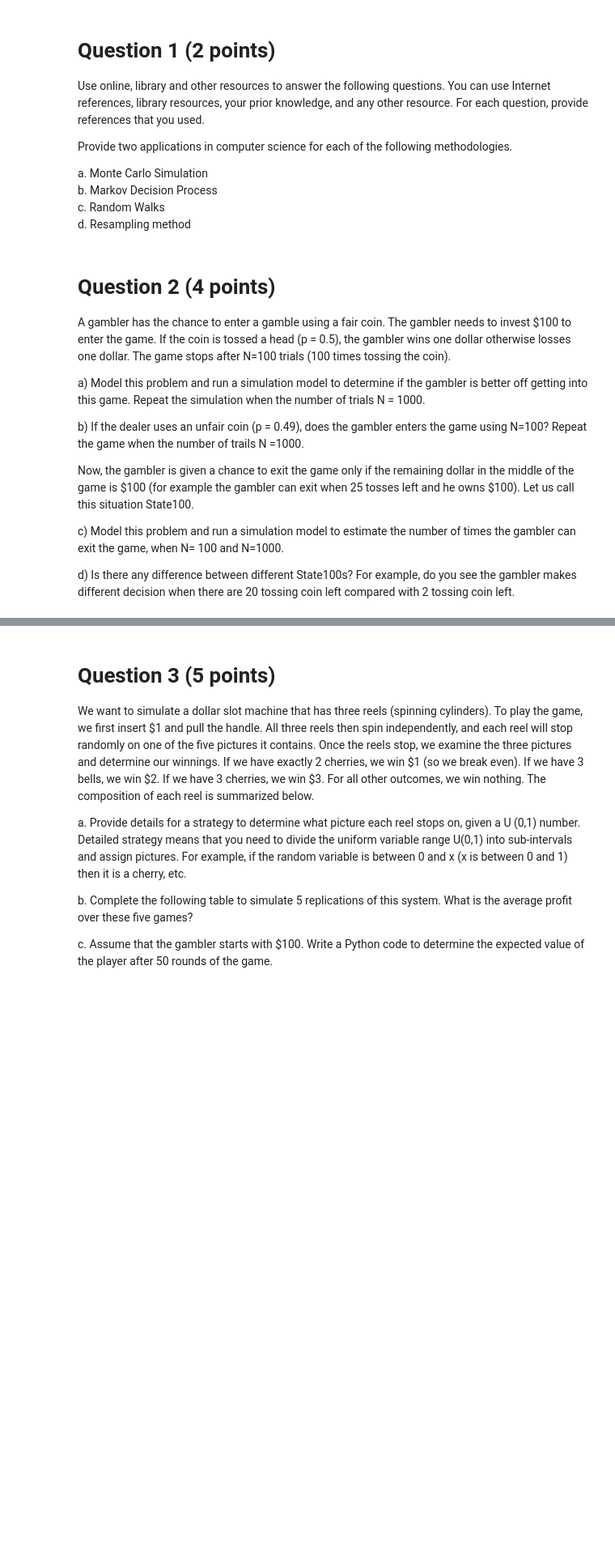
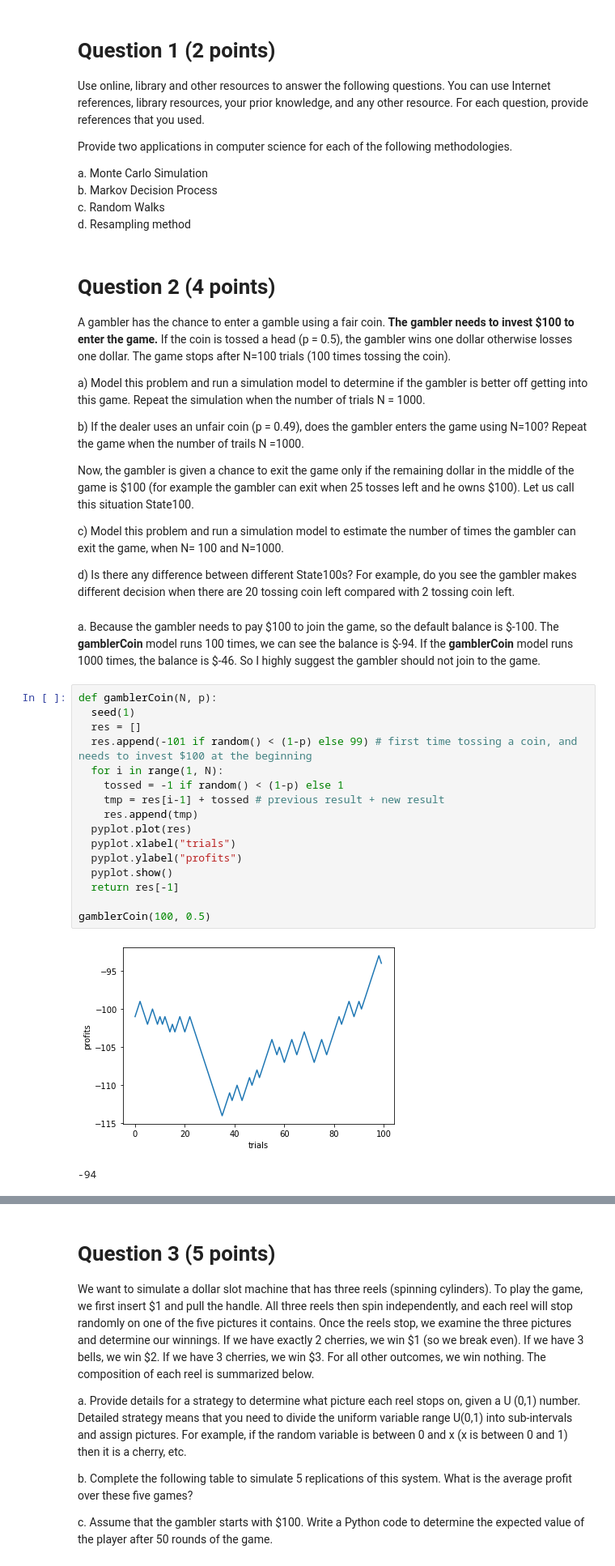
Before and after one commit to twyunting/CSC-632_Intro-to-Simulation-and-Modeling, a Jupyter notebook: exam/Chiu_Exam 1.ipynb, the cells around one changed output, grey strips where cells are left out. Shown at 81% size. Cells and saved outputs as stored; diff of their text form; blank space fills up the shorter version.

```diff
--- a/exam/Chiu_Exam 1.ipynb
+++ b/exam/Chiu_Exam 1.ipynb
@@ -17,7 +18,7 @@ c. Random Walks\
 d. Resampling method
 # %% [markdown]
 # Question 2 (4 points)
-A gambler has the chance to enter a gamble using a fair coin. The gambler needs to invest $100 to enter the game. If the coin is tossed a head (p = 0.5), the gambler wins one dollar otherwise losses one dollar. The game stops after N=100 trials (100 times tossing the coin).
+A gambler has the chance to enter a gamble using a fair coin. **The gambler needs to invest $100 to enter the game.** If the coin is tossed a head (p = 0.5), the gambler wins one dollar otherwise losses one dollar. The game stops after N=100 trials (100 times tossing the coin).
 
 a) Model this problem and run a simulation model to determine if the gambler is better off getting into this game. Repeat the simulation when the number of trials N = 1000.
 
@@ -28,3 +29,24 @@ Now, the gambler is given a chance to exit the game only if the remaining dollar
 c) Model this problem and run a simulation model to estimate the number of times the gambler can exit the game, when N= 100 and N=1000.
 
 d) Is there any difference between different State100s? For example, do you see the gambler makes different decision when there are 20 tossing coin left compared with 2 tossing coin left.
+# %% [markdown]
+a. Because the gambler needs to pay \$100 to join the game, so the default balance is \$-100. The **gamblerCoin** model runs 100 times, we can see the balance is \$-94. If the **gamblerCoin** model runs 1000 times, the balance is \$-46. So I highly suggest the gambler should not join to the game.
+# %%
+def gamblerCoin(N, p):
+  seed(1)
+  res = []
+  res.append(-101 if random() < (1-p) else 99) # first time tossing a coin, and needs to invest $100 at the beginning
+  for i in range(1, N):
+    tossed = -1 if random() < (1-p) else 1
+    tmp = res[i-1] + tossed # previous result + new result
+    res.append(tmp)
+  pyplot.plot(res)
+  pyplot.xlabel("trials")
+  pyplot.ylabel("profits")
+  pyplot.show()
+  return res[-1]
+
+gamblerCoin(100, 0.5)
+# %% [output]
+[figure, added]
+-94
```
Also changed, not shown: parts of 7 cells of this notebook.
